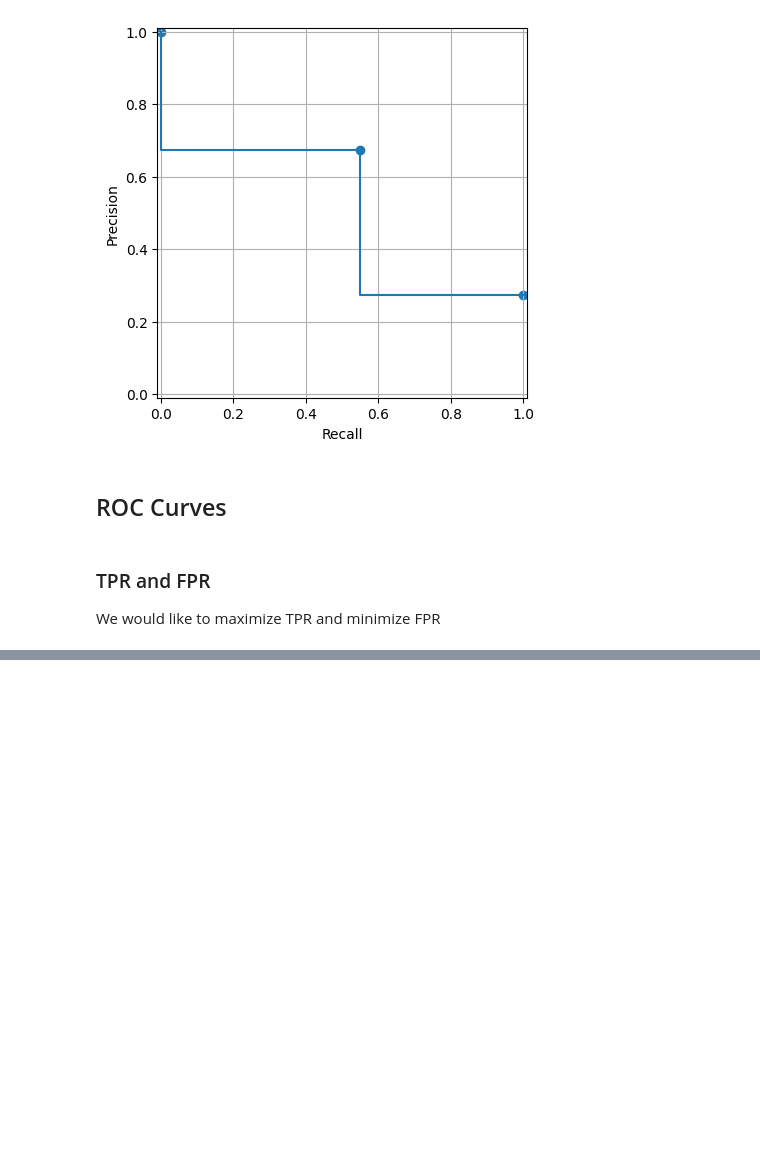
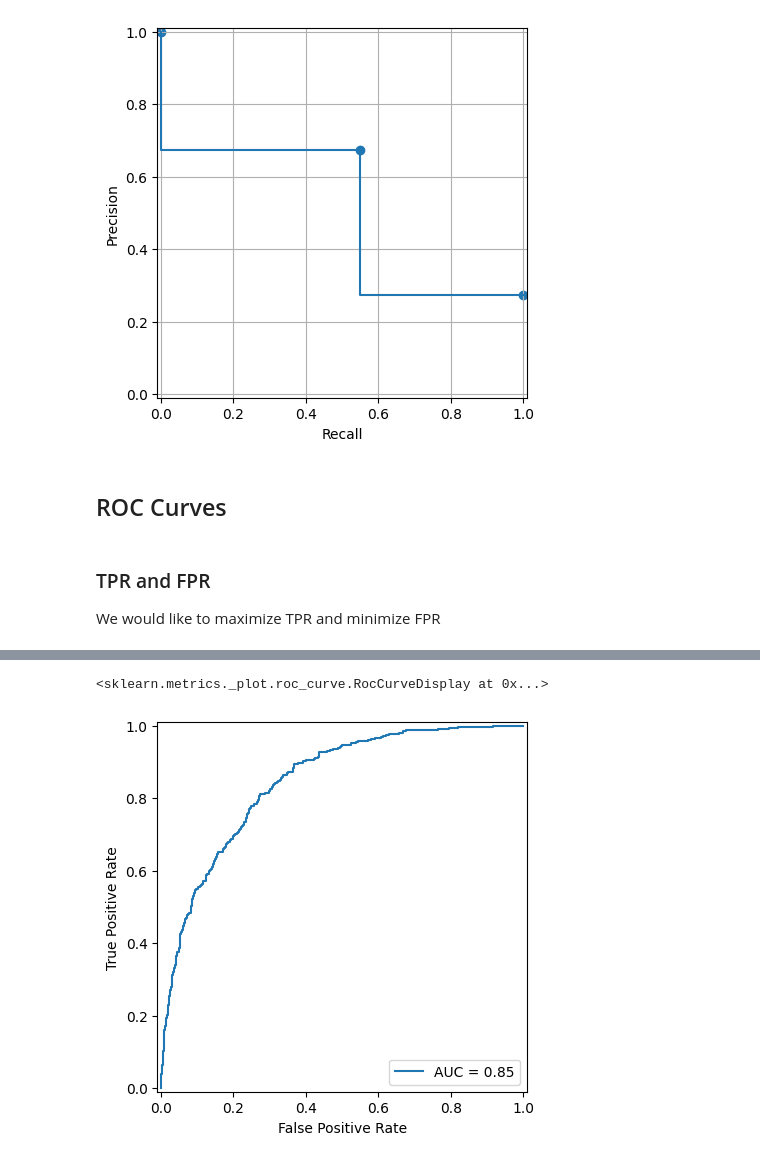
Before and after one commit to not-AVP/psychic-potato, a Jupyter notebook: practice/ChurnBurn.ipynb, the cells around one changed output, grey strips where cells are left out. Cells and saved outputs as stored; diff of their text form; code cells hidden in the pictures; blank space fills up the shorter version.

```diff
--- a/practice/ChurnBurn.ipynb
+++ b/practice/ChurnBurn.ipynb
@@ -657,6 +657,6 @@ print(model.coef_[0].round(3))
  -0.012  0.067 -0.028  0.194 -0.094 -0.16   0.294 -0.054 -0.16   0.254
   0.234 -0.16  -0.035 -0.068  0.   ]
 # %%
-PredProb = model.predict_proba(X_val)[:, 1]
-model.predict_proba(X_val)
+yPred = model.predict_proba(X_val)[:, 1]
+yPred
 # %% [output]
@@ -898,0 +926,11 @@ DataScores[::10]
+# %%
+from sklearn.metrics import roc_curve, RocCurveDisplay, auc
+fpr, tpr, thres = roc_curve(yVal, yPred)
+rcd_auc = auc(fpr, tpr)
+# %%
+rcd_disp = RocCurveDisplay(fpr = fpr, tpr = tpr, roc_auc = rcd_auc)
+# %%
+rcd_disp.plot()
+# %% [output]
+<sklearn.metrics._plot.roc_curve.RocCurveDisplay at 0x...>
+[figure, added]
```
Also changed, not shown: parts of 21 cells of this notebook.
